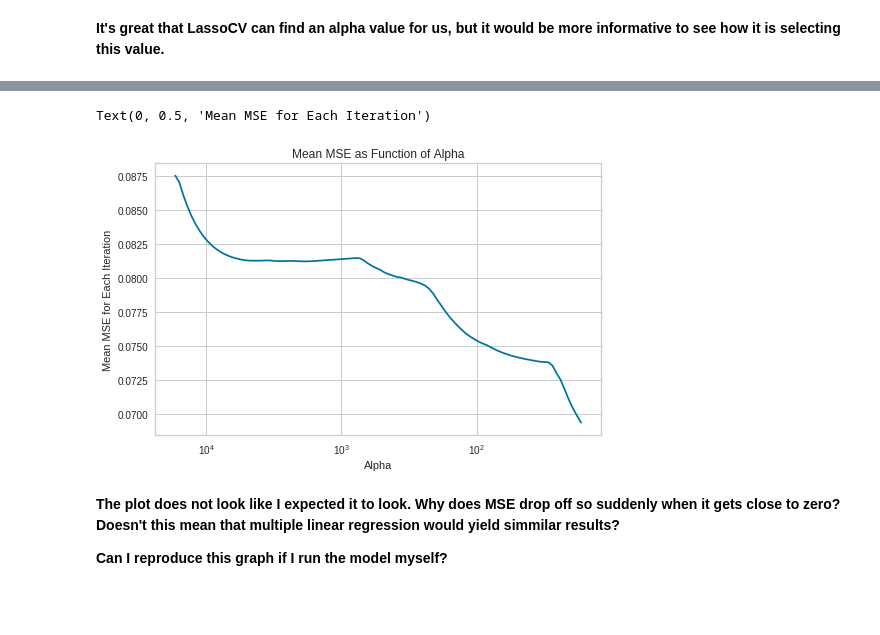
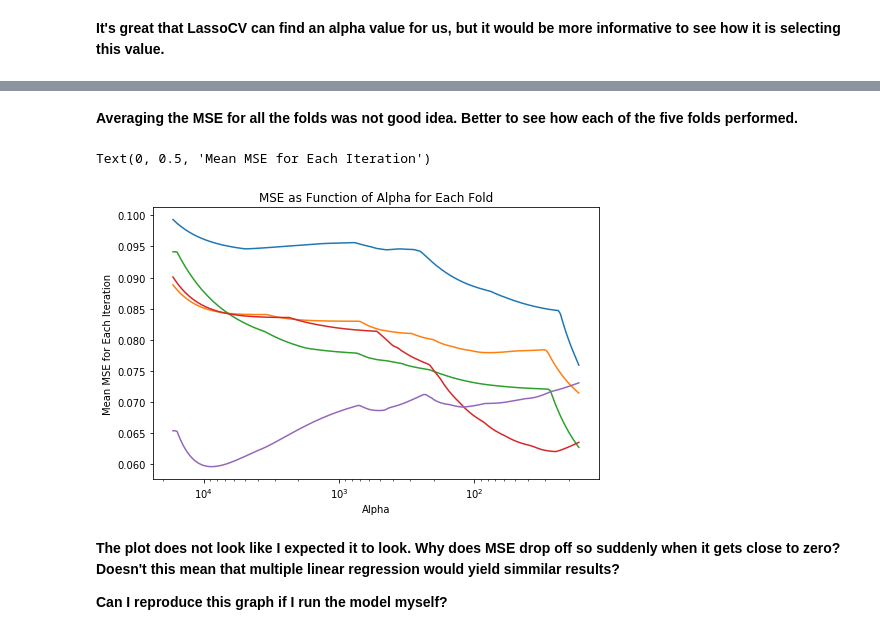
Before and after one commit to christopher-reed/CA-High-Value-Crops, a Jupyter notebook: Crop_Weather_EDA.ipynb, the cells around one changed output, grey strips where cells are left out. Cells and saved outputs as stored; diff of their text form; code cells hidden in the pictures; blank space fills up the shorter version.

Commit message:
Expanded upon MSE as a function of alpha

```diff
--- a/Crop_Weather_EDA.ipynb
+++ b/Crop_Weather_EDA.ipynb
@@ -620,18 +663,25 @@ alphas = lassocv.alphas_
+# %% [markdown]
+**Averaging the MSE for all the folds was not good idea. Better to see how each of the five folds performed.**
 # %%
+#Data
+mse = lassocv.mse_path_
+alphas = lassocv.alphas_
+
+#Construct plot
 fig, ax = plt.subplots(figsize = (8,5))
 ax.plot(alphas,mse)
 
-#Reverse x axis
+#Reverse x axis and set a log scale
 ax.set_xscale('log')
 ax.set_xlim(ax.get_xlim()[::-1])
 
 #Format
-plt.title('Mean MSE as Function of Alpha')
+plt.title('MSE as Function of Alpha for Each Fold')
 plt.xlabel('Alpha')
 plt.ylabel('Mean MSE for Each Iteration')
 # %% [output]
 Text(0, 0.5, 'Mean MSE for Each Iteration')
-[figure, old version]
+[figure, new version]
 # %% [markdown]
 **The plot does not look like I expected it to look. Why does MSE drop off so suddenly when it gets close to zero? Doesn't this mean that multiple linear regression would yield simmilar results?**
 
```
Also changed, not shown: parts of 12 cells of this notebook.
